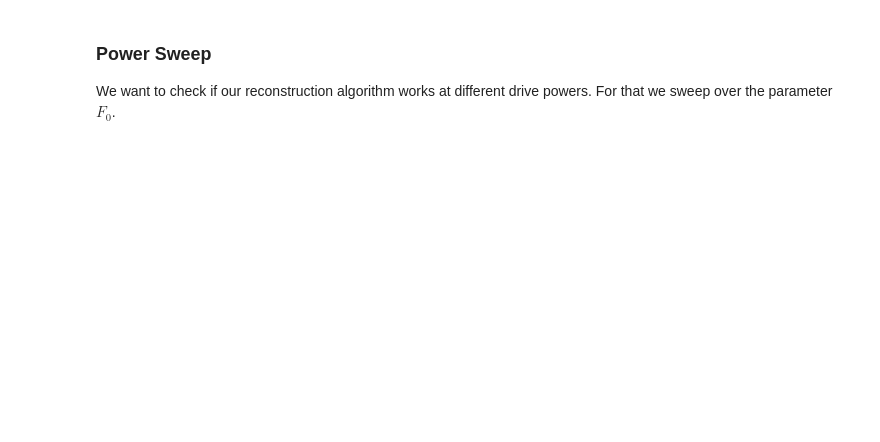
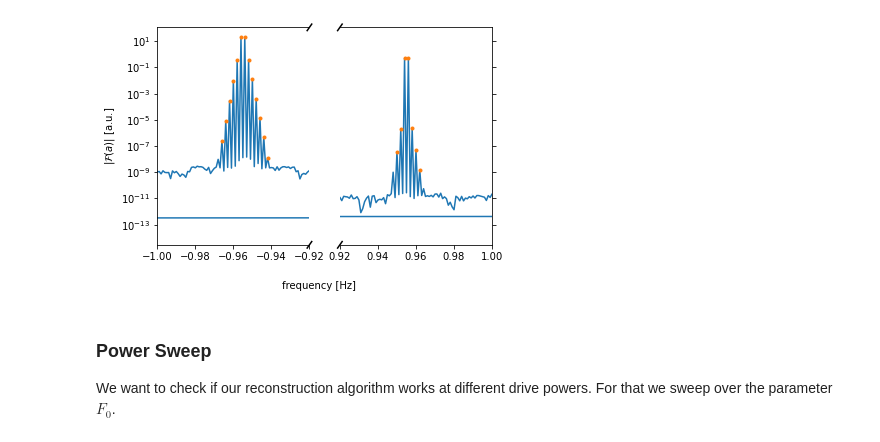
Before and after one commit to jcrivera-hdez/Scripts, a Jupyter notebook: data-analysis/TLS/HB-Simulation-PowerSweep.ipynb, the cells around one changed output. Drawn from its saved outputs; the diff is of its cells as text; code cells hidden in the pictures; blank space fills up the shorter version.

```diff
--- a/data-analysis/TLS/HB-Simulation-PowerSweep.ipynb
+++ b/data-analysis/TLS/HB-Simulation-PowerSweep.ipynb
@@ -313,41 +328,43 @@ print('----------------------------------')
 # %%
 # Plot only the region of interest
 
 # create two subplots
-fig, ax = plt.subplots(1, 2, sharey=True, constrained_layout=False)
+fig2, ax = plt.subplots(1, 2, sharey=True, constrained_layout=False)
 
 ax[0].set_ylabel('$|\mathcal{F}(a)|$ [a.u.]')
-fig.suptitle('frequency [Hz]', y=0, fontsize='medium')
+fig2.suptitle('frequency [Hz]', y=0, fontsize='medium')
 
 # Plot same data on both axis
 ax[0].semilogy(f, np.abs(A), label='output field')
 ax[1].semilogy(f, np.abs(A), label='output field')
-ax[0].semilogy(f[max_ind], np.abs(A[max_ind]), '.', label='reconstruction')
-ax[1].semilogy(f[max_ind], np.abs(A[max_ind]), '.', label='reconstruction')
+ax[0].semilogy(f[imp_ind], np.abs(A[imp_ind]), '.', label='reconstruction')
+ax[1].semilogy(f[imp_ind], np.abs(A[imp_ind]), '.', label='reconstruction')
 
-# limit each x axis to the chosen range
+# limit each x-axis to the chosen range
 ax[0].set_xlim(-1, -0.92)
 ax[1].set_xlim(0.92, 1)
 
 # hide spines between both axes
 ax[0].spines['right'].set_visible(False)
 ax[1].spines['left'].set_visible(False)
 ax[1].yaxis.tick_right()
 
-d = .015 # how big to make the diagonal lines in axes coordinates
+b = .015 # how big to make the diagonal lines in axes coordinates
 
 # arguments to pass plot, just so we don't keep repeating them
 kwargs = dict(transform=ax[0].transAxes, color='k', clip_on=False)
-ax[0].plot((1-d,1+d), (-d,+d), **kwargs)
-ax[0].plot((1-d,1+d), (1-d,1+d), **kwargs)
+ax[0].plot((1-b,1+b), (-b,+b), **kwargs)
+ax[0].plot((1-b,1+b), (1-b,1+b), **kwargs)
 
 kwargs.update(transform=ax[1].transAxes)  # switch to the bottom axes
-ax[1].plot((-d,+d), (1-d,1+d), **kwargs)
-ax[1].plot((-d,+d), (-d,+d), **kwargs)
+ax[1].plot((-b,+b), (1-b,1+b), **kwargs)
+ax[1].plot((-b,+b), (-b,+b), **kwargs)
 
 # vary the distance between plots
-fig.subplots_adjust(wspace=0.2)
+fig2.subplots_adjust(wspace=0.2)
 plt.show()
+# %% [output]
+[figure, added]
 # %% [markdown]
 ### Power Sweep
 
```
Also changed, not shown: parts of 8 cells of this notebook.
